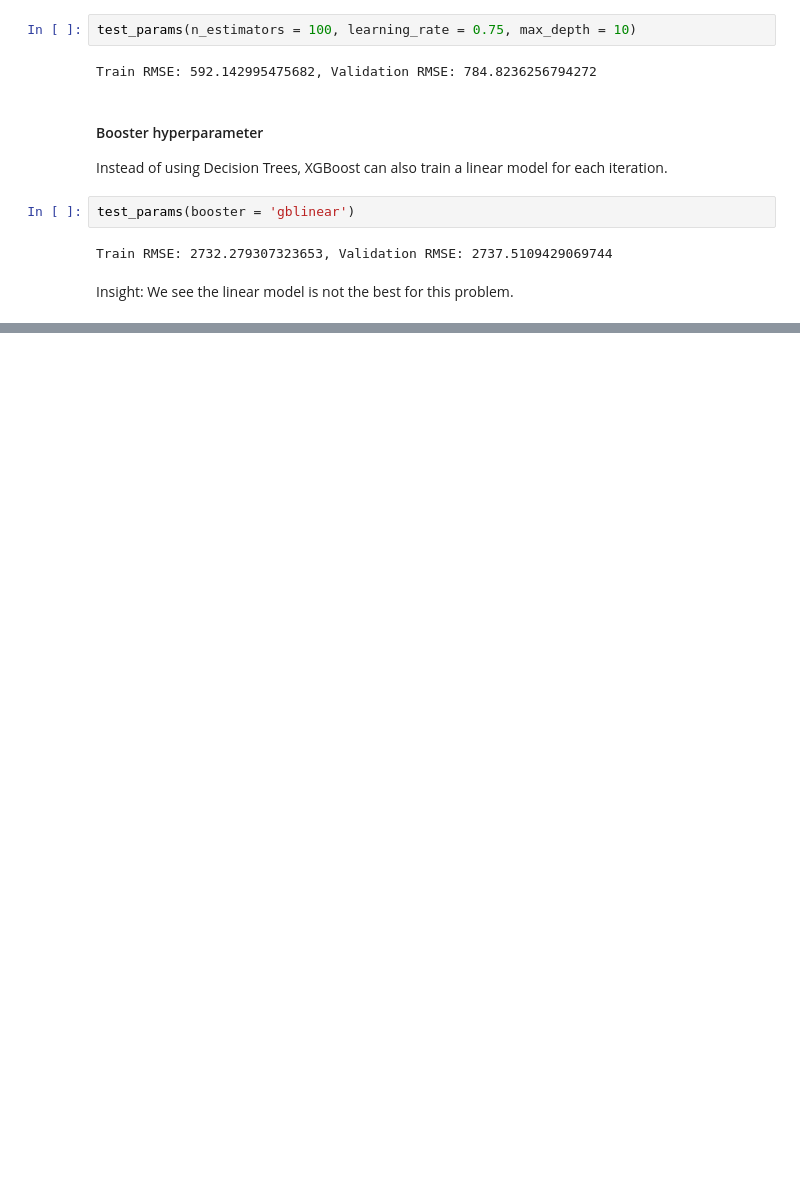
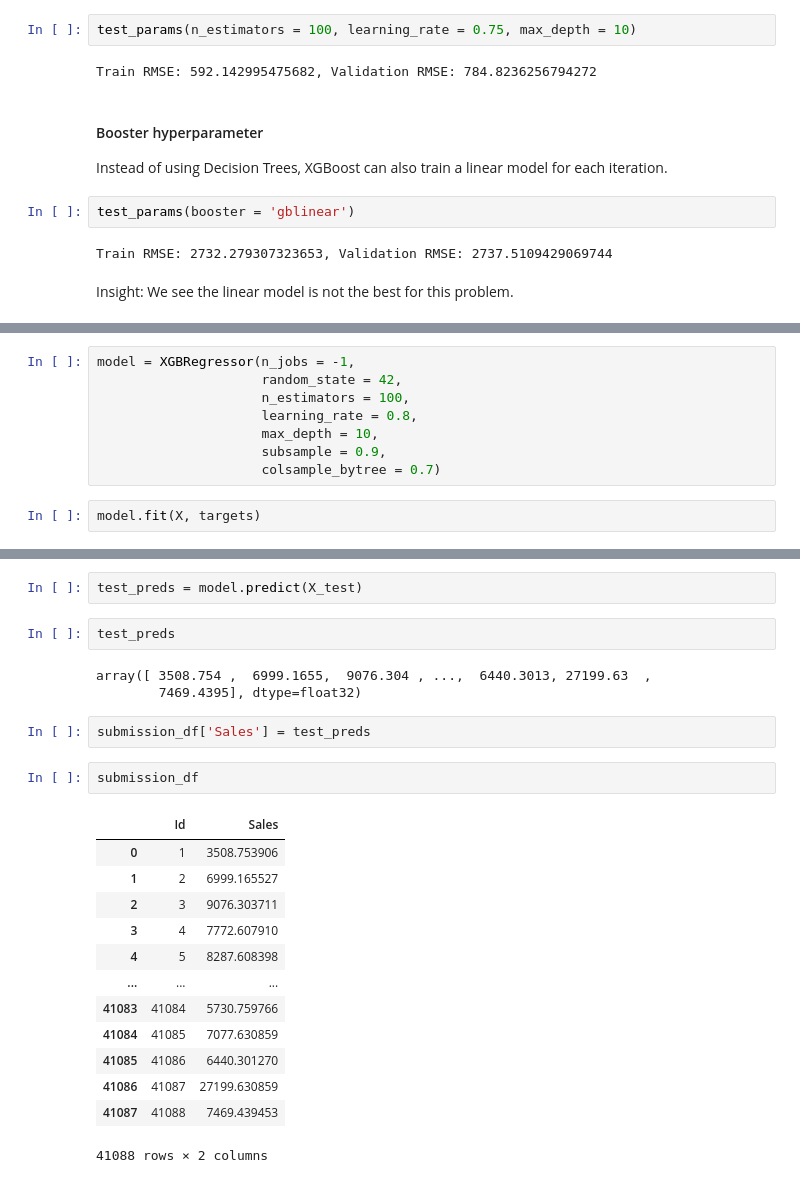
Before and after one commit to ayushzoc/rossmanstoresales, a Jupyter notebook: rossmanstoresalescomp.ipynb, the cells around one changed output, grey strips where cells are left out. Saved outputs shown, nothing was run; the diff lists cells and outputs as text; blank space fills up the shorter version.

Commit message:
Final Model and submission

```diff
--- a/rossmanstoresalescomp.ipynb
+++ b/rossmanstoresalescomp.ipynb
@@ -837,0 +840,10 @@ Insight: We see the linear model is not the best for this problem.
+# %%
+model = XGBRegressor(n_jobs = -1,
+                     random_state = 42,
+                     n_estimators = 100,
+                     learning_rate = 0.8,
+                     max_depth = 10,
+                     subsample = 0.9,
+                     colsample_bytree = 0.7)
+# %%
+model.fit(X, targets)
@@ -837,0 +862,25 @@ Insight: We see the linear model is not the best for this problem.
+# %%
+test_preds = model.predict(X_test)
+# %%
+test_preds
+# %% [output]
+array([ 3508.754 ,  6999.1655,  9076.304 , ...,  6440.3013, 27199.63  ,
+        7469.4395], dtype=float32)
+# %%
+submission_df['Sales'] = test_preds
+# %%
+submission_df
+# %% [output]
+|  | Id | Sales |
+| 0 | 1 | 3508.753906 |
+| 1 | 2 | 6999.165527 |
+| 2 | 3 | 9076.303711 |
+| 3 | 4 | 7772.607910 |
+| 4 | 5 | 8287.608398 |
+| ... | ... | ... |
+| 41083 | 41084 | 5730.759766 |
+| 41084 | 41085 | 7077.630859 |
+| 41085 | 41086 | 6440.301270 |
+| 41086 | 41087 | 27199.630859 |
+| 41087 | 41088 | 7469.439453 |
+41088 rows × 2 columns
```
Also changed, not shown: parts of 2 cells of this notebook.
